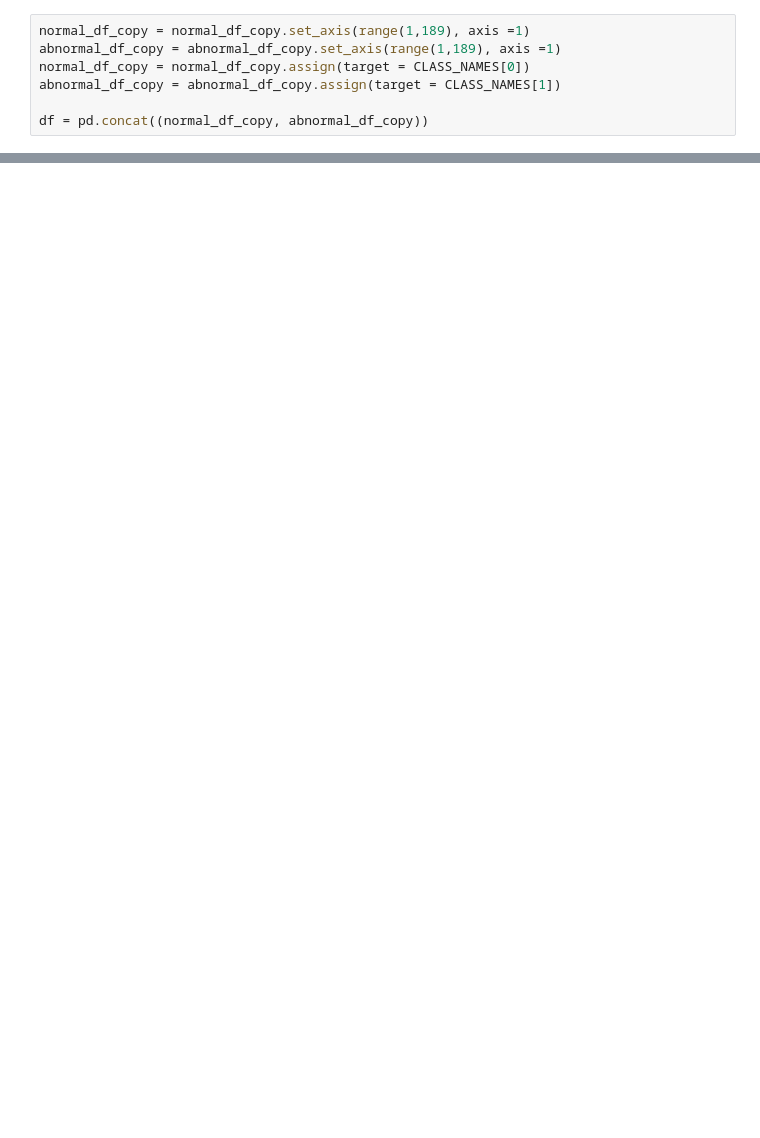
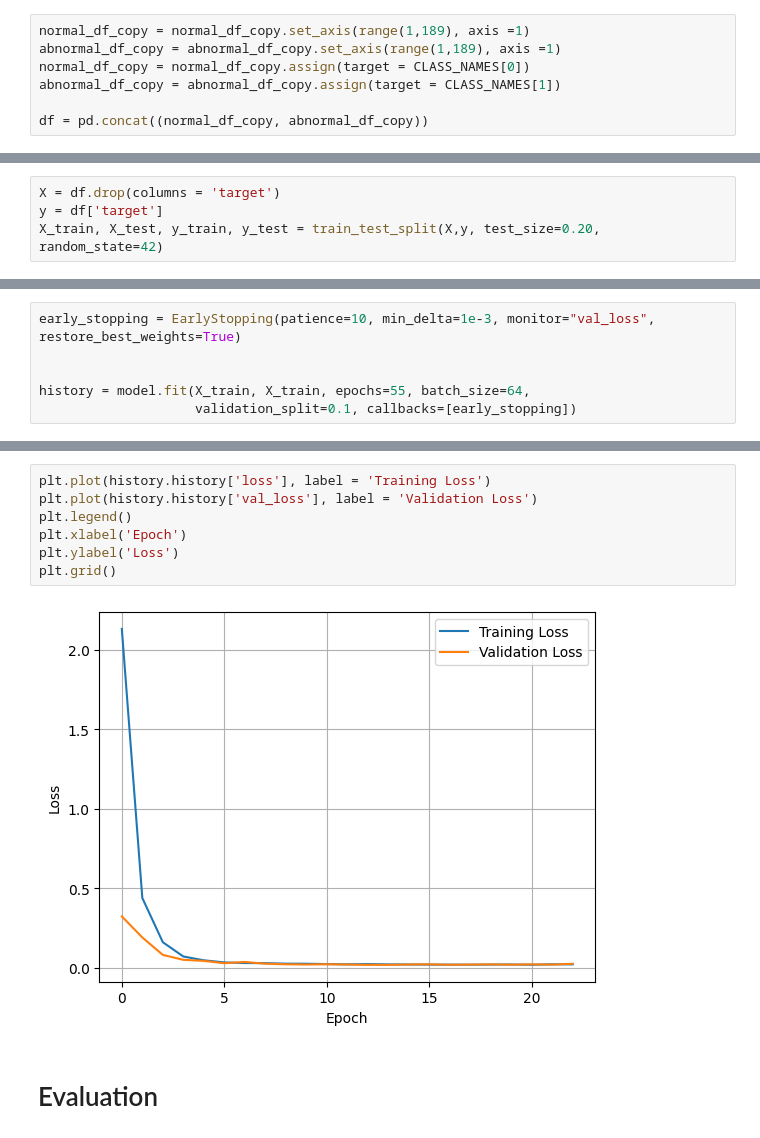
Before and after one commit to vulcan-332/Cardiac-Arrythmia-CNN-Autoencoder, a Jupyter notebook: predictor.ipynb, the cells around one changed output, grey strips where cells are left out. Cells and saved outputs as stored; diff of their text form; blank space fills up the shorter version.

```diff
--- a/predictor.ipynb
+++ b/predictor.ipynb
@@ -46,0 +77,4 @@ df = pd.concat((normal_df_copy, abnormal_df_copy))
+# %%
+X = df.drop(columns = 'target')
+y = df['target']
+X_train, X_test, y_train, y_test = train_test_split(X,y, test_size=0.20, random_state=42)
@@ -46,0 +140,6 @@ df = pd.concat((normal_df_copy, abnormal_df_copy))
+# %%
+early_stopping = EarlyStopping(patience=10, min_delta=1e-3, monitor="val_loss", restore_best_weights=True)
+
+
+history = model.fit(X_train, X_train, epochs=55, batch_size=64,
+                    validation_split=0.1, callbacks=[early_stopping])
@@ -46,0 +164,11 @@ df = pd.concat((normal_df_copy, abnormal_df_copy))
+# %%
+plt.plot(history.history['loss'], label = 'Training Loss')
+plt.plot(history.history['val_loss'], label = 'Validation Loss')
+plt.legend()
+plt.xlabel('Epoch')
+plt.ylabel('Loss')
+plt.grid()
+# %% [output]
+[figure, added]
+# %% [markdown]
+# Evaluation
```
Also changed, not shown: parts of 10 cells of this notebook.
